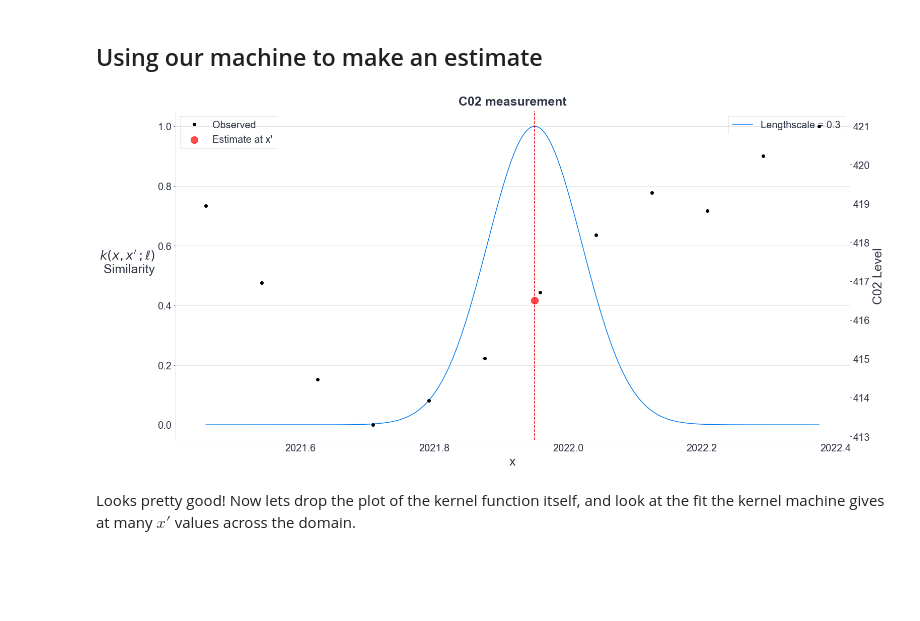
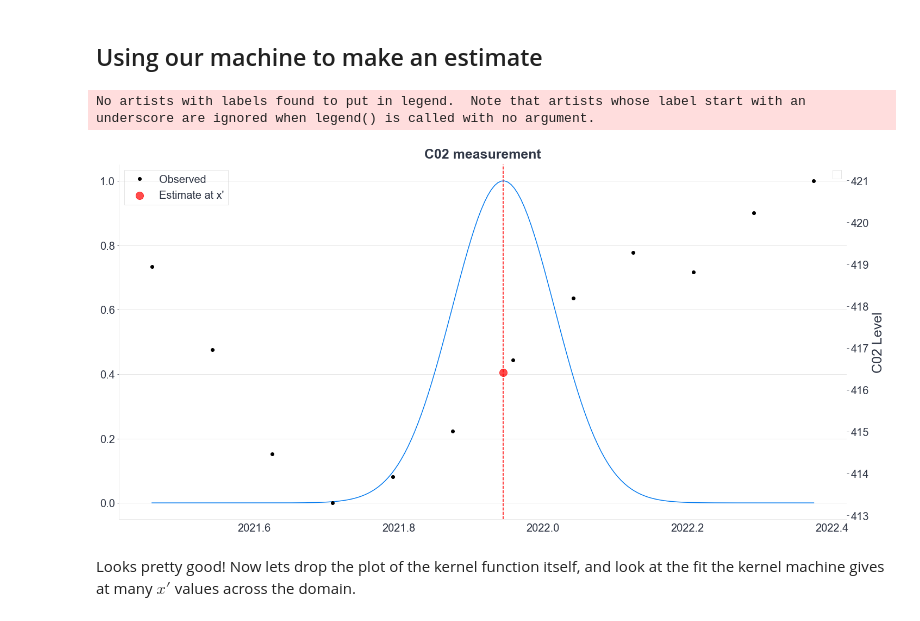
Before and after one commit to bwengals/etc, a Jupyter notebook: lesson02_expanded.ipynb, the cells around one changed output. Drawn from its saved outputs; the diff is of its cells as text; code cells hidden in the pictures; blank space fills up the shorter version.

```diff
--- a/lesson02_expanded.ipynb
+++ b/lesson02_expanded.ipynb
@@ -765,5 +769,5 @@ This is amazing now we dont need to define a functional form. This method should
 # %% [markdown]
 ## Breaking our intuition
 # %%
-date_of_interest = 2021.90
+date_of_interest= 2021.945
 # %%
@@ -1138,39 +1137,42 @@ lengthscale = 0.1
 x = np.linspace(last_12_obs["decimal date"].min(), last_12_obs["decimal date"].max(), 200)
 # %%
 fig = plt.figure(figsize=figsize)
+ax = plt.gca()
+ax2 = ax.twinx()
 
-plt.plot(x, kernel(x, x_prime, lengthscale), label=f"Lengthscale = {ell}");
-## plot vertical line at x_prime = 2022.0
-plt.axvline(x=x_prime, color="r", linestyle="--")
-ax.annotate("x'", xy=(2022, 414),  xycoords='data',
-    xytext=(0.68, 0.27), textcoords='axes fraction',
-    arrowprops=dict(facecolor='black'), fontsize=30,
-    horizontalalignment='right', verticalalignment='top',
-);
-plt.legend(fontsize=20, frameon=True);
+# plot vertical line at x_prime = date_of_interest
+ax.axvline(x=x_prime, color="r", linestyle="--")
+# ax.annotate("x'", xy=(2022, 414),  xycoords='data',
+#     xytext=(0.68, 0.27), textcoords='axes fraction',
+#     arrowprops=dict(facecolor='black'), fontsize=30,
+#     horizontalalignment='right', verticalalignment='top',
+# );
+ax.legend(fontsize=20, frameon=True);
 
-## labels
-plt.ylabel("$k(x, x'\,; \ell)$\n Similarity", rotation=0, loc="center", labelpad= 60);
-plt.xlabel("x");
+# ## labels
+# ax.set_ylabel("$k(x, x'\,; \ell)$\n Similarity", rotation=0, loc="center", labelpad= 60);
+# ax.set_xlabel("x");
 
 ## overlay real data, new scale
-ax = plt.gca()
-ax2 = ax.twinx()
-ax2 = plot_data(ax2)
+
 ax2.grid(False);
+plot_data(ax2)
+
+ax.plot(x, kernel(x, x_prime, lengthscale), label=f"Lengthscale = {ell}");
 
 ## calculate estimate and plot it
 estimate = kernel_machine(
     last_12_obs["decimal date"].values,
     last_12_obs["average"].values,
     x_prime,
     lengthscale,
 )
 ax2.scatter([x_prime], [estimate], color="r", marker="o", s=200, label="Estimate at x'", alpha=0.7);
 
-plt.legend(fontsize=20, frameon=True);
+ax2.legend(fontsize=20, frameon=True);
 # %% [output]
+No artists with labels found to put in legend.  Note that artists whose label start with an underscore are ignored when legend() is called with no argument.
-[figure, old version]
+[figure, new version]
 # %% [markdown]
 Looks pretty good!  Now lets drop the plot of the kernel function itself, and look at the fit the kernel machine gives at many $x'$ values across the domain.
 # %% [markdown]
```
Also changed, not shown: parts of 31 cells of this notebook.
